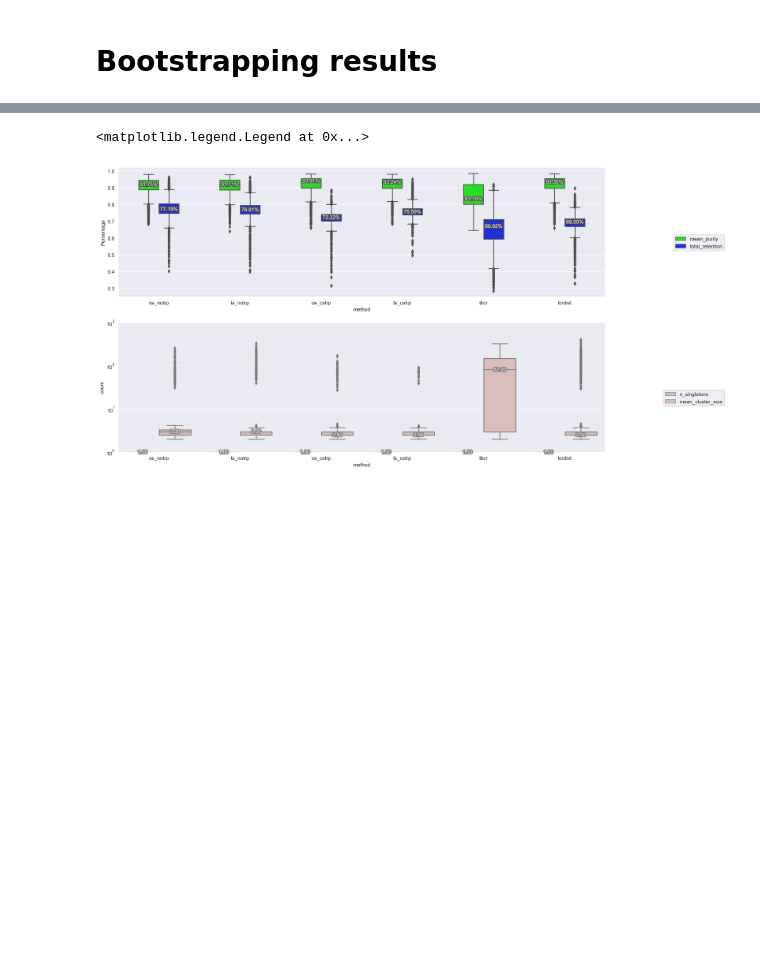
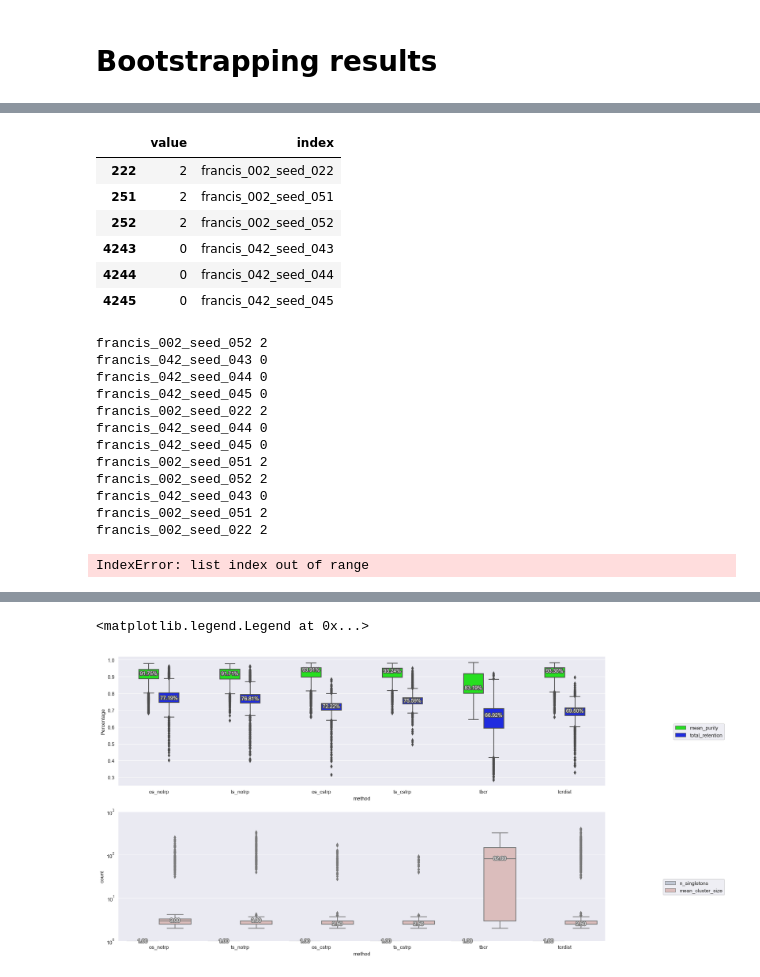
Before and after one commit to richieYT-wan/tclustr, a Jupyter notebook: notebooks/240819_PatientData.ipynb, the cells around one changed output, grey strips where cells are left out. Saved outputs shown, nothing was run; the diff lists cells and outputs as text; code cells hidden in the pictures; blank space fills up the shorter version.

```diff
--- a/notebooks/240819_PatientData.ipynb
+++ b/notebooks/240819_PatientData.ipynb
@@ -1774,4 +1790,29 @@ mean
+# %%
+pd.DataFrame(xdd).query('value!=1')
+# %% [output]
+|  | value | index |
+| 222 | 2 | francis_002_seed_022 |
+| 251 | 2 | francis_002_seed_051 |
+| 252 | 2 | francis_002_seed_052 |
+| 4243 | 0 | francis_042_seed_043 |
+| 4244 | 0 | francis_042_seed_044 |
+| 4245 | 0 | francis_042_seed_045 |
+francis_002_seed_052 2
+francis_042_seed_043 0
+francis_042_seed_044 0
+francis_042_seed_045 0
+francis_002_seed_022 2
+francis_042_seed_044 0
+francis_042_seed_045 0
+francis_002_seed_051 2
+francis_002_seed_052 2
+francis_042_seed_043 0
+francis_002_seed_051 2
+francis_002_seed_022 2
 # %%
-out = Parallel(n_jobs=8)(delayed(overall_results)(n) for n in tqdm(range(42)))
+# Missing 3 and there were some duplicates! Re run (240912_1403)
+out = Parallel(n_jobs=8)(delayed(overall_results)(n) for n in tqdm(range(43)))
 all_cat = pd.concat([x[0].assign(dataset_n=i) for i,x in enumerate(out)])
 all_mean = pd.concat([x[1].assign(dataset_n=i) for i,x in enumerate(out)])
+# %% [output]
+IndexError: list index out of range
```
Also changed, not shown: parts of 10 cells of this notebook.
